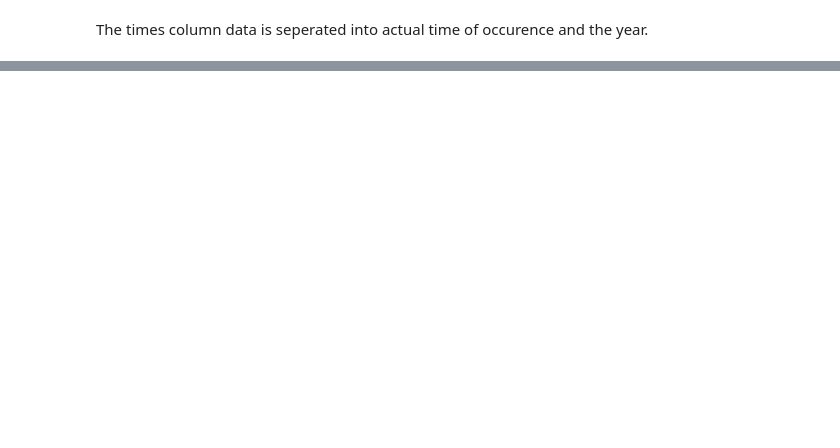
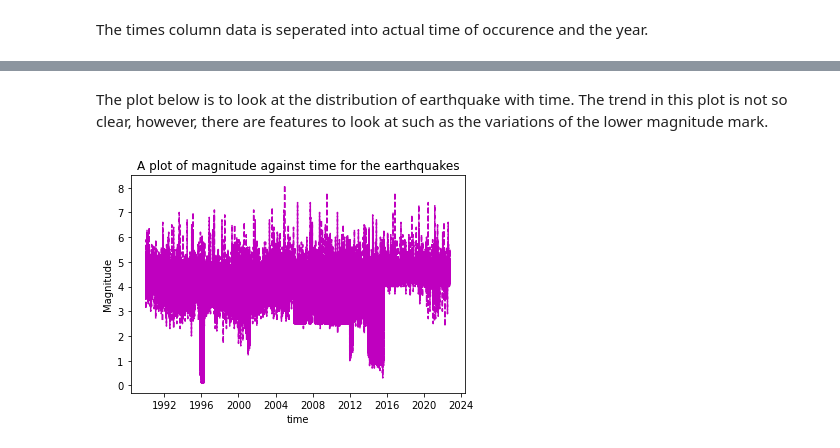
Before and after one commit to kalucira/cirus, a Jupyter notebook: Project_Cirus.ipynb, the cells around one changed output, grey strips where cells are left out. Drawn from its saved outputs; the diff is of its cells as text; code cells hidden in the pictures; blank space fills up the shorter version.

```diff
--- a/Project_Cirus.ipynb
+++ b/Project_Cirus.ipynb
@@ -191,0 +202,10 @@ DataEQ['depths'].median()
+# %% [markdown]
+The plot below is to look at the distribution of earthquake with time. The trend in this plot is not so clear, however, there are features to look at such as the variations of the lower magnitude mark.
+# %%
+plt.title('A plot of magnitude against time for the earthquakes')
+plt.xlabel('time')
+plt.ylabel('Magnitude')
+plt.plot(time,magnitudes,'m--')
+plt.show()
+# %% [output]
+[figure, added]
```
Also changed, not shown: parts of 46 cells of this notebook.
